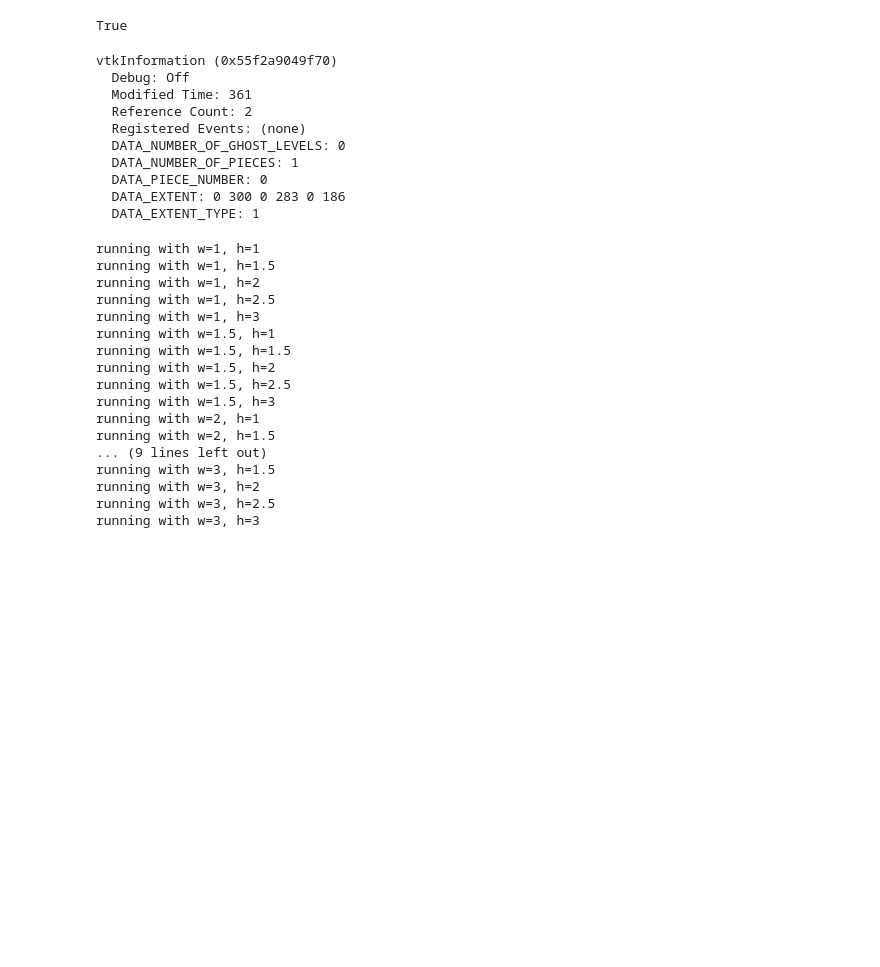
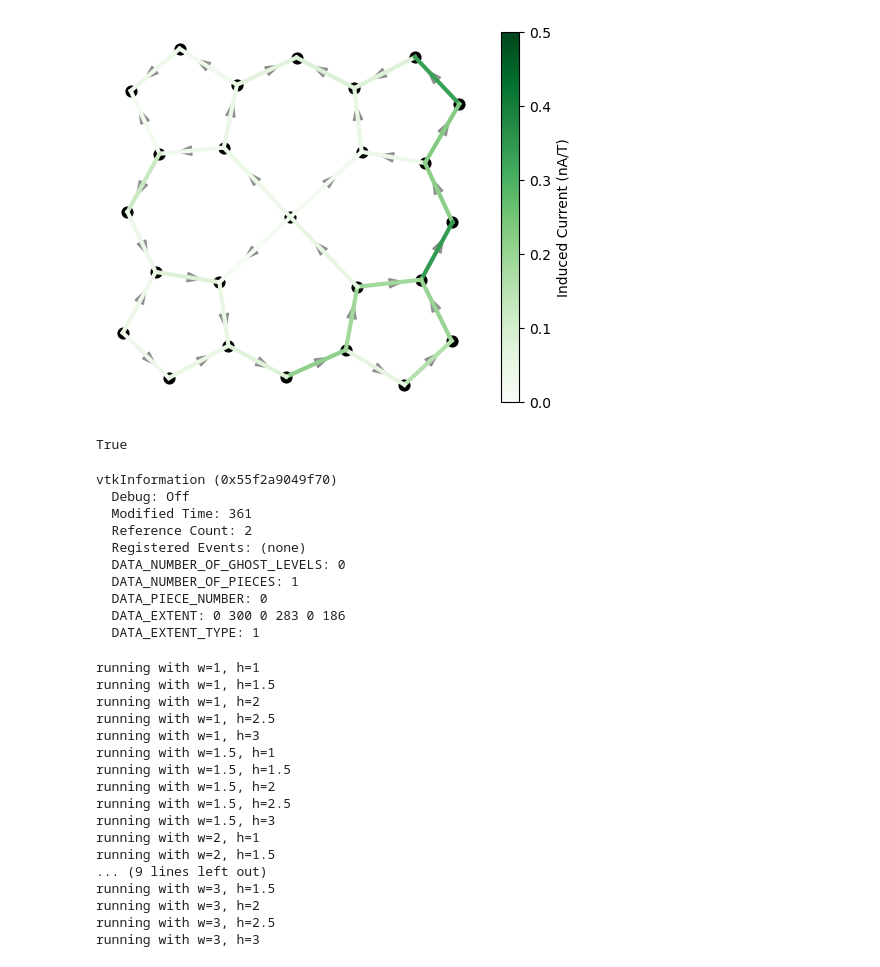
Before and after one commit to ajr15/PorCrystalStructures, a Jupyter notebook: notebooks/gimic.ipynb, the cells around one changed output. Cells and saved outputs as stored; diff of their text form; code cells hidden in the pictures; blank space fills up the shorter version.

Commit message:
fix vector function in gimic parser

```diff
--- a/notebooks/gimic.ipynb
+++ b/notebooks/gimic.ipynb
@@ -5,14 +5,15 @@ import numpy as np
 import pandas as pd
 from matplotlib import pyplot as plt
 from networkx.algorithms import isomorphism
+from sqlalchemy.orm import Session
 import os
-import vtk
-import json
-from src import gimic_utils as gutils
 from src import utils
+# connect to database
+from sqlalchemy import create_engine, text
+from sqlalchemy.orm import sessionmaker
+engine = create_engine("sqlite:///{}".format("../main.db"))
+session = sessionmaker(bind=engine)()
+all_sids = [x[0] for x in session.execute(text("SELECT id FROM structures")).all()]
-# %%
-with open("../results/gimic_results.json", "r") as f:
-    bond_currents = json.load(f)
 # %%
 def get_definition(structure: str):
     mol = utils.get_molecule(os.path.join("../data", "definitions", structure + ".mol"))
@@ -106,9 +107,24 @@ def get_macrocycle_atom_mapper(mol: ob.OBMol):
         atom_mapper[metal_idx] = -1
     return atom_mapper
 
+def get_currents(sid: str, session: Session, height: float=None, width: float=None):
+    q = f"SELECT * FROM structure_properties WHERE structure='{sid}' AND source LIKE 'gimic%' AND property LIKE '%mapped%'"
+    if height is not None:
+        q += f" AND source LIKE '%h={height}%'"
+    if width is not None:
+        q += f" AND source LIKE '%w={width}%'"
+    df = pd.read_sql(q, session.connection())
+    df["begin"] = [int(s.split("/")[-1].split("->")[0]) for s in df["property"]]
+    df["end"] = [int(s.split("/")[-1].split("->")[1]) for s in df["property"]]
+    df["height"] = [float(s.split("h=")[1].split("&")[0]) for s in df["source"]]
+    df["width"] = [float(s.split("w=")[1]) for s in df["source"]]
+    print(df)
+    return df[["begin", "end", "value", "height", "width"]]
+
+
 def plot_currents(ax, points, currents):
     # Normalize bond integral values for coloring
-    integral_values = np.abs(np.array([d["val"] for d in currents]))
+    integral_values = np.abs(np.array([d["value"] for d in currents]))
     vmin, vmax = integral_values.min(), integral_values.max()
     vmin, vmax = 0, 0.5
     norm = plt.Normalize(vmin, vmax)
@@ -116,7 +132,7 @@ def plot_currents(ax, points, currents):
 
     # Draw bonds
     for d in currents:
-        a1, a2, val = max(d["begin"] - 1, -1), max(d["end"] - 1, -1), d["val"]
+        a1, a2, val = max(d["begin"] - 1, -1), max(d["end"] - 1, -1), d["value"]
         x1, y1 = points[a1]
         x2, y2 = points[a2]
         ax.plot([x1, x2], [y1, y2], color=cmap(norm(abs(val))), linewidth=3)
@@ -160,3 +176,5 @@ def plot_acid(ax, points, bond_acid_values):
     sm = plt.cm.ScalarMappable(cmap=cmap, norm=norm)
     cbar = plt.colorbar(sm, ax=ax)
     cbar.set_label("Acid Value")
+
+MACROCYCLE_POINTS = get_atoms("../data/nmr/ATEWUT_0_out/gimic/mol.xyz")
@@ -196,3 +181,9 @@ for target in targets:
+# %%
+currents = get_currents("ATEWUT", session)
+df = currents[(currents["height"] == 3) & (currents["width"] == 3)]
+plot_currents(plt.gca(), MACROCYCLE_POINTS, df[["begin", "end", "value"]].to_dict(orient='records'))
+# %% [output]
+[figure, added]
 # %%
 xyz_path = "../data/nmr/ATUSOX_0_out/gimic/mol.xyz"
 mol = utils.get_molecule(xyz_path)
```
Also changed, not shown: parts of 5 cells of this notebook, 3 other files.
